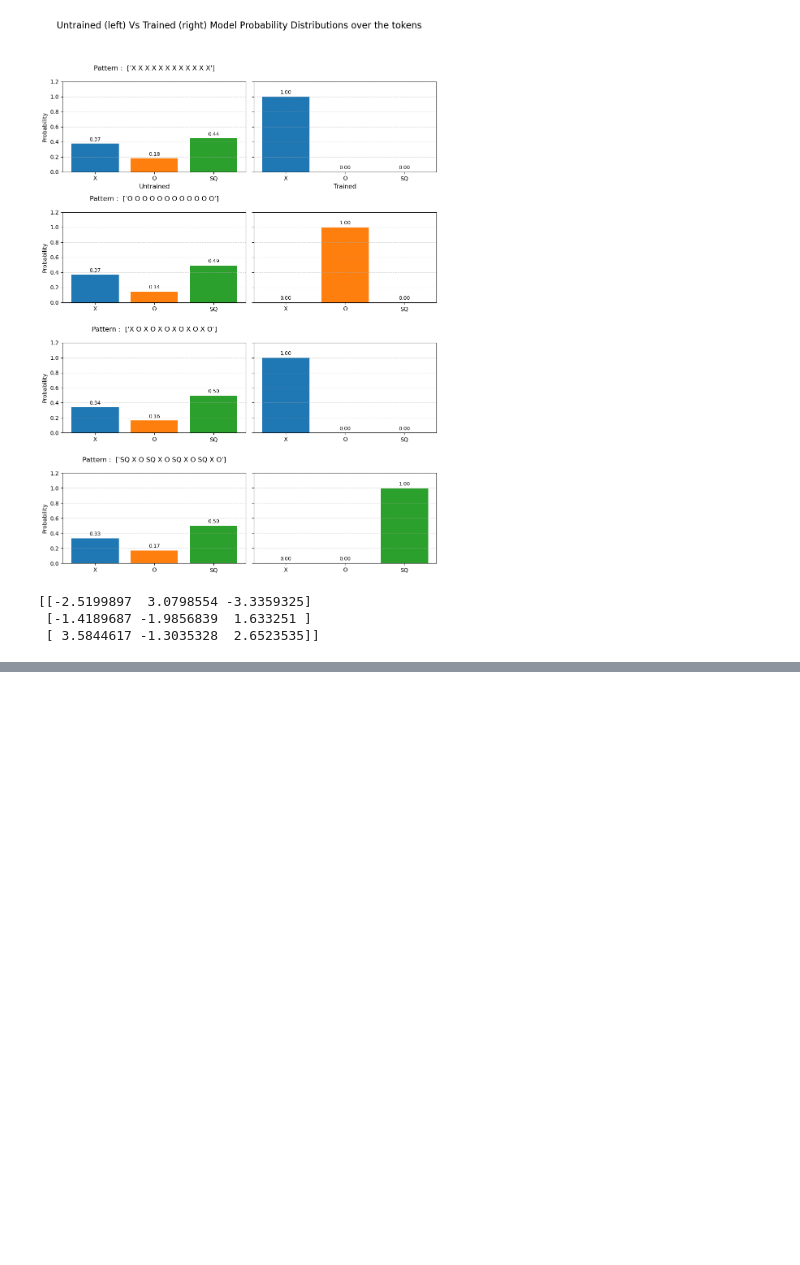
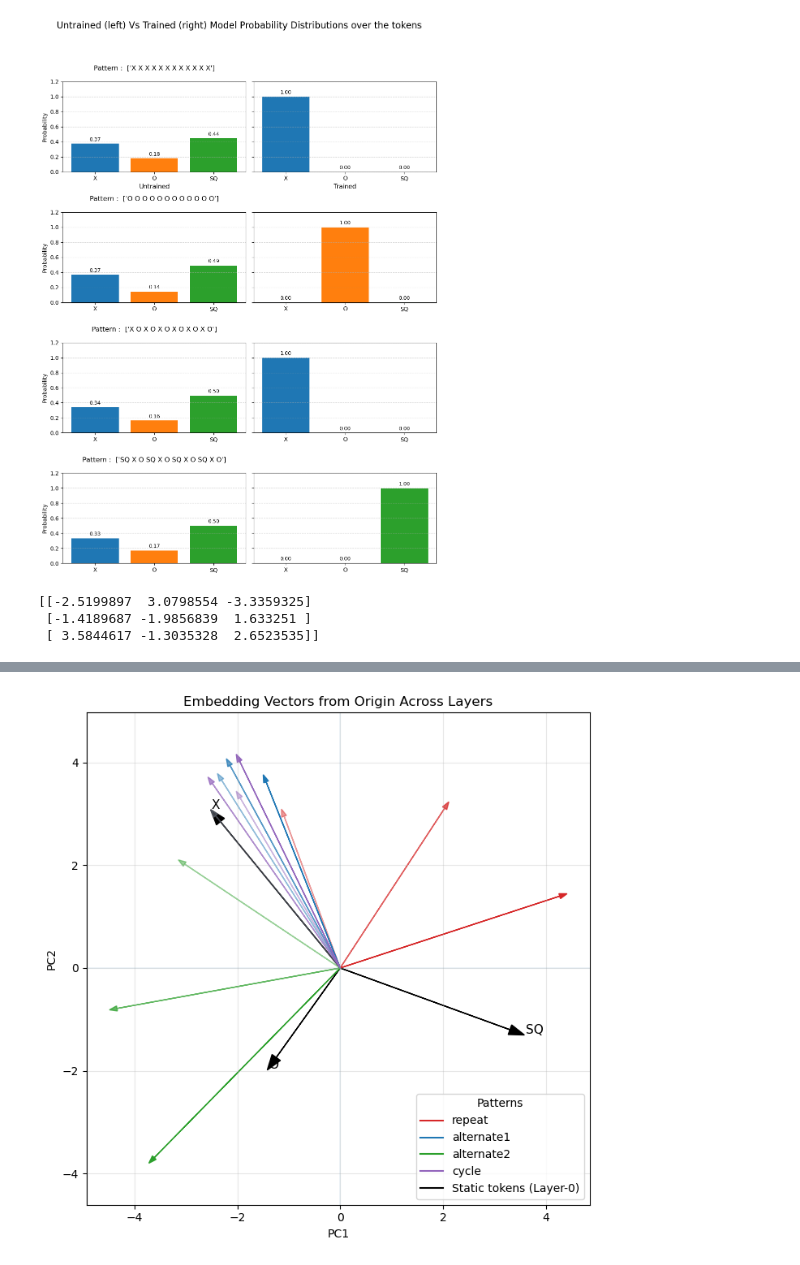
Before and after one commit to ismail-kaizoko/GenAI-101, a Jupyter notebook: LLM102_transformers.ipynb, the cells around one changed output, grey strips where cells are left out. Cells and saved outputs as stored; diff of their text form; code cells hidden in the pictures; blank space fills up the shorter version.

```diff
--- a/LLM102_transformers.ipynb
+++ b/LLM102_transformers.ipynb
@@ -893,0 +866,49 @@ fig.show()
+# %%
+plt.figure(figsize=(7, 7))
+
+# Plot static embeddings as reference arrows
+for i, token in enumerate(tokens):
+    x, y = static_2d[i]
+    plt.arrow(0, 0, x, y,
+              head_width=0.2,
+              length_includes_head=True,
+              color='black',
+              alpha=1.)
+    plt.text(x + 0.02, y + 0.02, token, fontsize=11)
+
+# Plot arrows for each pattern and layer
+for name, traj in zip(context_labels,x_pattern_layers_2D):
+    color = pattern_colors[name]
+    n = len(traj)
+
+    for i, (x, y) in enumerate(traj):
+        alpha = 0.2 + 0.8 * (i / (n - 1))  # fade-in over layers
+
+        plt.arrow(0, 0, x, y,
+                  head_width=0.1,
+                  length_includes_head=True,
+                  color=color,
+                  alpha=alpha)
+
+# Styling
+plt.title("Embedding Vectors from Origin Across Layers")
+plt.xlabel("PC1")
+plt.ylabel("PC2")
+plt.grid(alpha=0.3)
+
+plt.axhline(0, linewidth=0.1)
+plt.axvline(0, linewidth=0.1)
+
+plt.axis('equal')
+plt.tight_layout()
+
+# Custom legend (since arrows don't auto-legend well)
+for name, color in pattern_colors.items():
+    plt.plot([], [], color=color, label=name)
+plt.plot([], [], color='black', label='Static tokens (Layer-0)')
+
+plt.legend(title="Patterns")
+
+plt.show()
+# %% [output]
+[figure, added]
```
Also changed, not shown: parts of 7 cells of this notebook.
